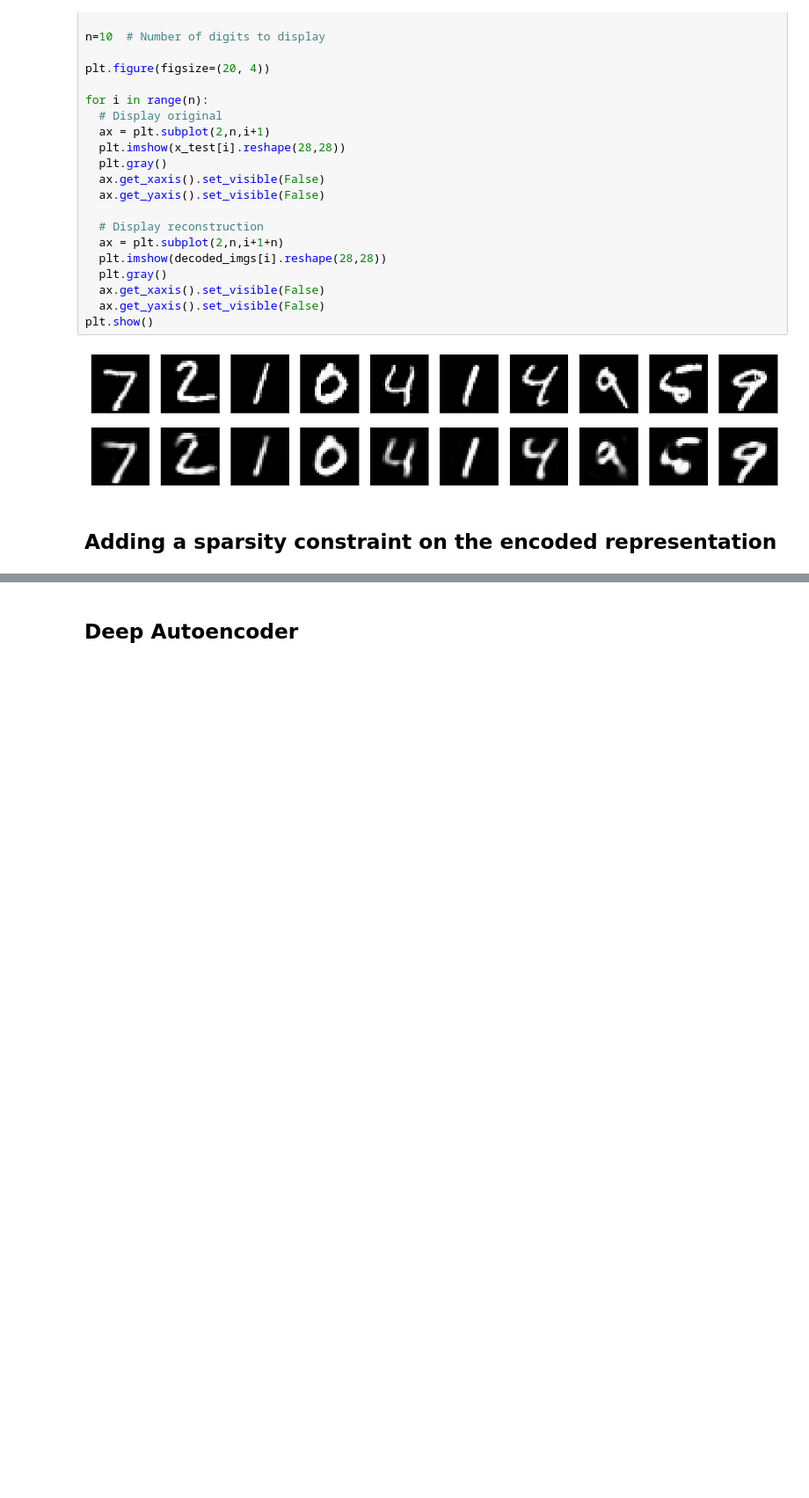
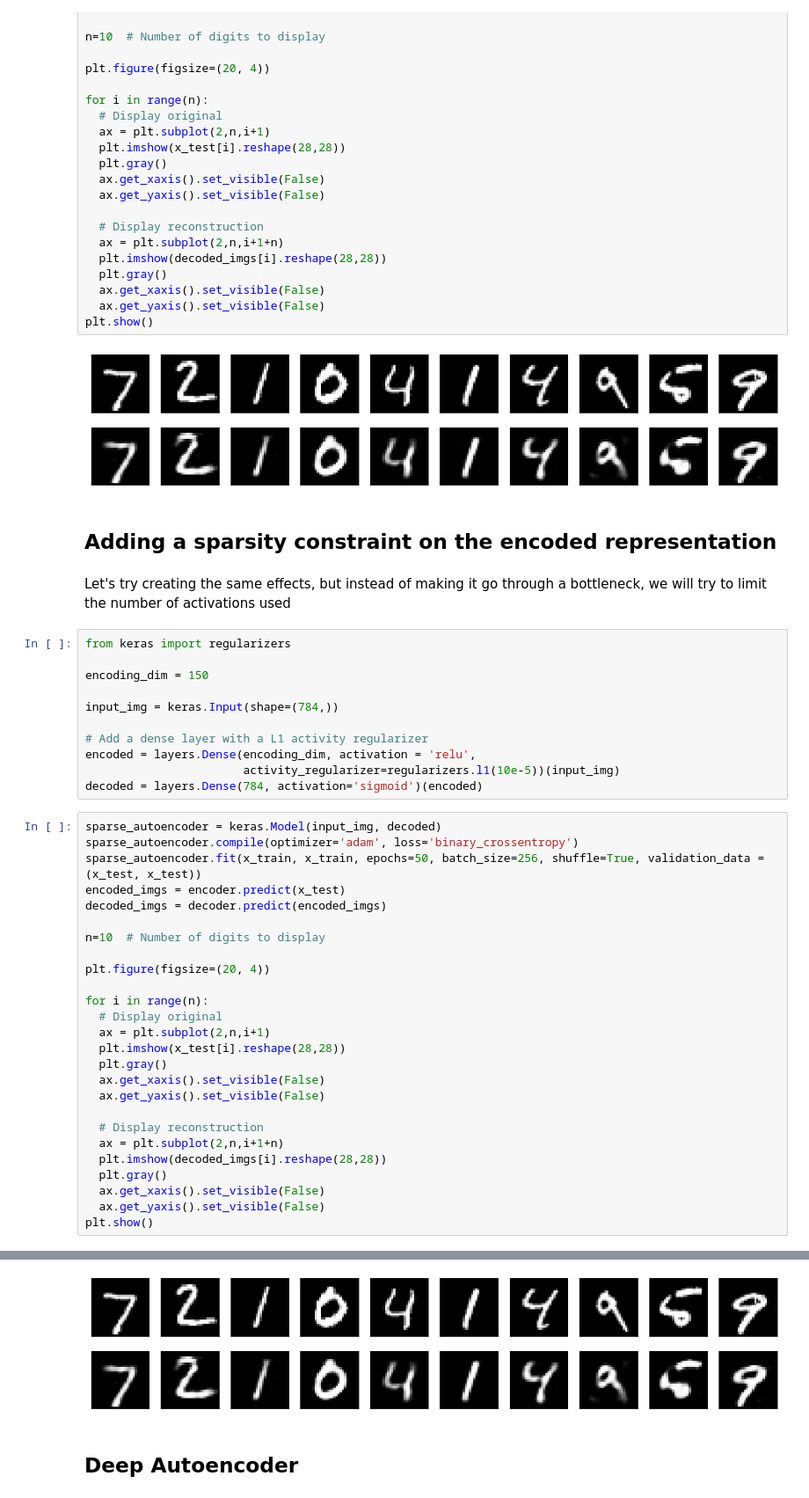
Before and after one commit to Parvfect/SINDy, a Jupyter notebook: autoencoders_introduction.ipynb, the cells around one changed output, grey strips where cells are left out. Shown: that part at 88% size. Drawn from its saved outputs; the diff is of its cells as text; blank space fills up the shorter version.

```diff
--- a/autoencoders_introduction.ipynb
+++ b/autoencoders_introduction.ipynb
@@ -111,3 +113,43 @@ plt.show()
 [figure]
 # %% [markdown]
 ## Adding a sparsity constraint on the encoded representation
+# %% [markdown]
+Let's try creating the same effects, but instead of making it go through a bottleneck, we will try to limit the number of activations used
+# %%
+from keras import regularizers
+
+encoding_dim = 150
+
+input_img = keras.Input(shape=(784,))
+
+# Add a dense layer with a L1 activity regularizer
+encoded = layers.Dense(encoding_dim, activation = 'relu',
+                       activity_regularizer=regularizers.l1(10e-5))(input_img)
+decoded = layers.Dense(784, activation='sigmoid')(encoded)
+# %%
+sparse_autoencoder = keras.Model(input_img, decoded)
+sparse_autoencoder.compile(optimizer='adam', loss='binary_crossentropy')
+sparse_autoencoder.fit(x_train, x_train, epochs=50, batch_size=256, shuffle=True, validation_data = (x_test, x_test))
+encoded_imgs = encoder.predict(x_test)
+decoded_imgs = decoder.predict(encoded_imgs)
+
+n=10  # Number of digits to display
+
+plt.figure(figsize=(20, 4))
+
+for i in range(n):
+  # Display original
+  ax = plt.subplot(2,n,i+1)
+  plt.imshow(x_test[i].reshape(28,28))
+  plt.gray()
+  ax.get_xaxis().set_visible(False)
+  ax.get_yaxis().set_visible(False)
+
+  # Display reconstruction
+  ax = plt.subplot(2,n,i+1+n)
+  plt.imshow(decoded_imgs[i].reshape(28,28))
+  plt.gray()
+  ax.get_xaxis().set_visible(False)
+  ax.get_yaxis().set_visible(False)
+plt.show()
+# %% [output]
@@ -114,2 +173,3 @@ plt.show()
+[figure, added]
 # %% [markdown]
 ## Deep Autoencoder
```
Also changed, not shown: parts of 12 cells of this notebook.
